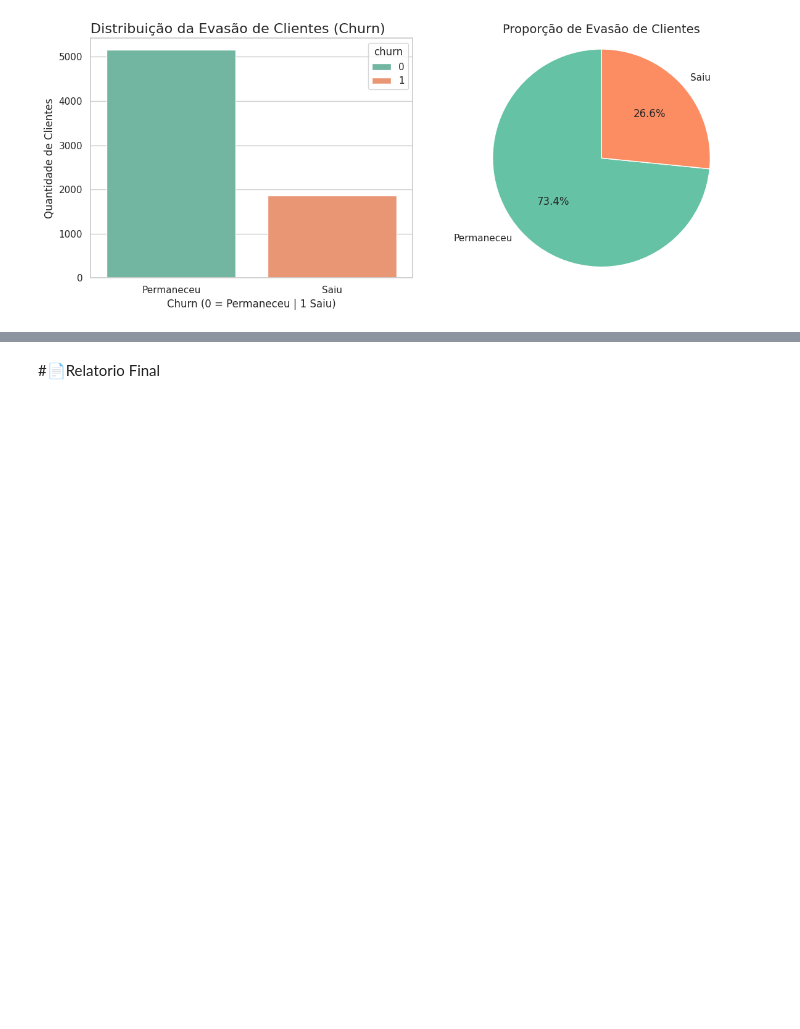
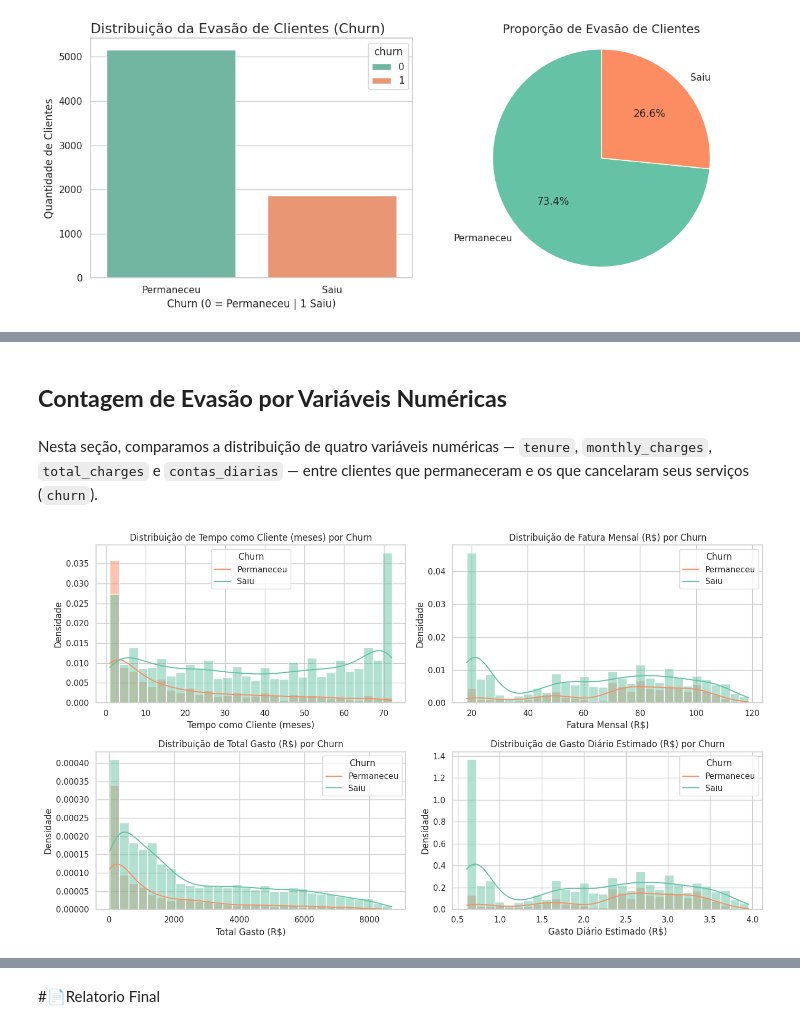
Before and after one commit to MateusSanfer/Challenge-Telecom-X-One, a Jupyter notebook: TelecomX_BR.ipynb, the cells around one changed output, grey strips where cells are left out. Saved outputs shown, nothing was run; the diff lists cells and outputs as text; code cells hidden in the pictures; blank space fills up the shorter version.

```diff
--- a/TelecomX_BR.ipynb
+++ b/TelecomX_BR.ipynb
@@ -634,0 +648,39 @@ memory usage: 1.2+ MB
+# %% [markdown]
+## **Contagem de Evasão por Variáveis Numéricas**
+# %% [markdown]
+Nesta seção, comparamos a distribuição de quatro variáveis numéricas — `tenure`, `monthly_charges`, `total_charges` e `contas_diarias` — entre clientes que permaneceram e os que cancelaram seus serviços (`churn`).
+# %%
+variaveis = ['tenure', 'monthly_charges', 'total_charges', 'contas_diarias']
+titulos = {
+    'tenure': 'Tempo como Cliente (meses)',
+    'monthly_charges': 'Fatura Mensal (R$)',
+    'total_charges': 'Total Gasto (R$)',
+    'contas_diarias': 'Gasto Diário Estimado (R$)'
+}
+
+sns.set(style="whitegrid")
+
+fig, axes = plt.subplots(2, 2, figsize=(14, 8))
+axes = axes.flatten()  # facilita iteração
+
+# Gerar os 4 gráficos
+for i, col in enumerate(variaveis):
+    sns.histplot(
+        data=dados_limpos,
+        x=col,
+        hue='churn',
+        kde=True,
+        palette='Set2',
+        bins=30,
+        stat='density',
+        ax=axes[i]
+    )
+    axes[i].set_title(f'Distribuição de {titulos[col]} por Churn', fontsize=12)
+    axes[i].set_xlabel(titulos[col])
+    axes[i].set_ylabel('Densidade')
+    axes[i].legend(title='Churn', labels=['Permaneceu', 'Saiu'])
+
+plt.tight_layout()
+plt.show()
+# %% [output]
+[figure, added]
```
Also changed, not shown: parts of 50 cells of this notebook.
